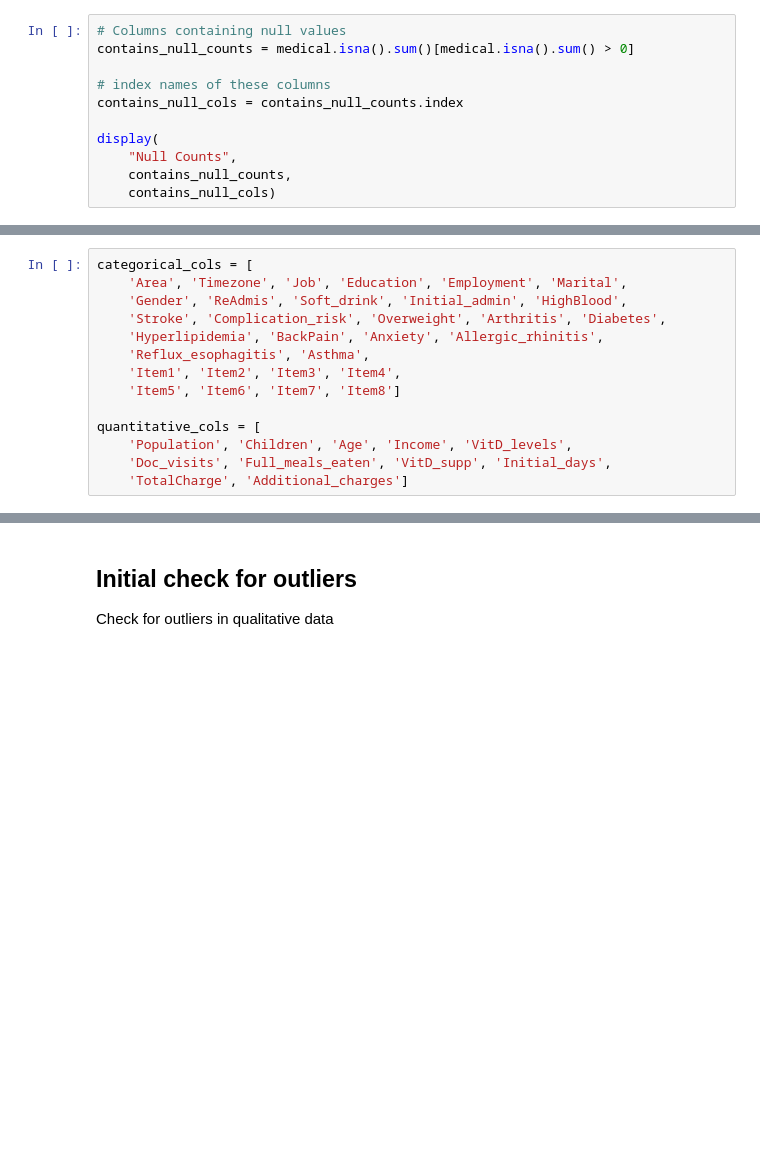
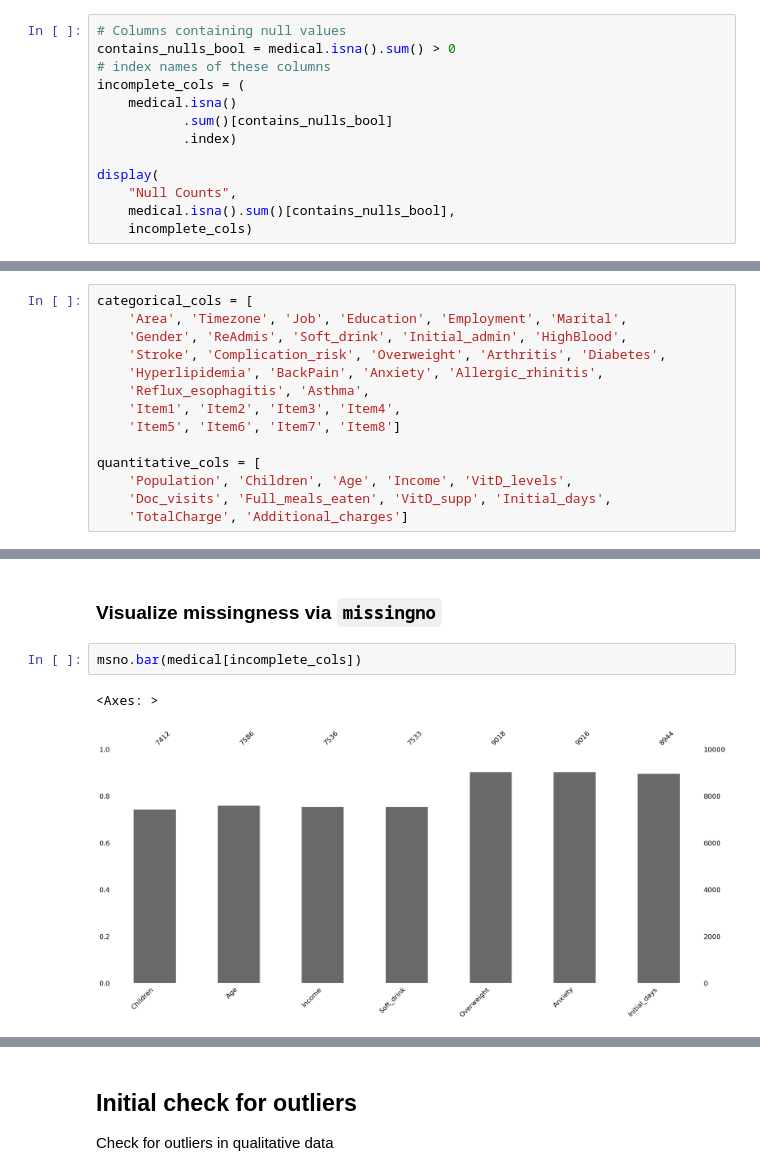
Before and after one commit to cshawnkeech/D206_Data_Cleaning_Keech, a Jupyter notebook: notebooks/001_data_profile.ipynb, the cells around one changed output, grey strips where cells are left out. Cells and saved outputs as stored; diff of their text form; blank space fills up the shorter version.

Commit message:
add plots

```diff
--- a/notebooks/001_data_profile.ipynb
+++ b/notebooks/001_data_profile.ipynb
@@ -124,14 +132,16 @@ values:
 # %%
 # Columns containing null values
-contains_null_counts = medical.isna().sum()[medical.isna().sum() > 0]
-
+contains_nulls_bool = medical.isna().sum() > 0
 # index names of these columns
-contains_null_cols = contains_null_counts.index
+incomplete_cols = (
+    medical.isna()
+           .sum()[contains_nulls_bool]
+           .index)
 
 display(
     "Null Counts",
-    contains_null_counts,
-    contains_null_cols)
+    medical.isna().sum()[contains_nulls_bool],
+    incomplete_cols)
 # %% [output]
 'Null Counts'
 Children        2588
@@ -185,0 +242,7 @@ print(
+# %% [markdown]
+### Visualize missingness via `missingno`
+# %%
+msno.bar(medical[incomplete_cols])
+# %% [output]
+<Axes: >
+[figure, added]
```
Also changed, not shown: parts of 29 cells of this notebook, 8 other files.
